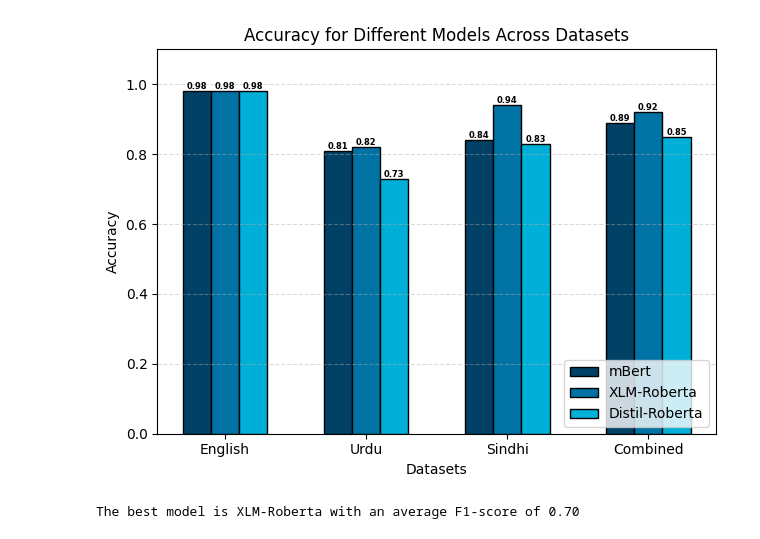
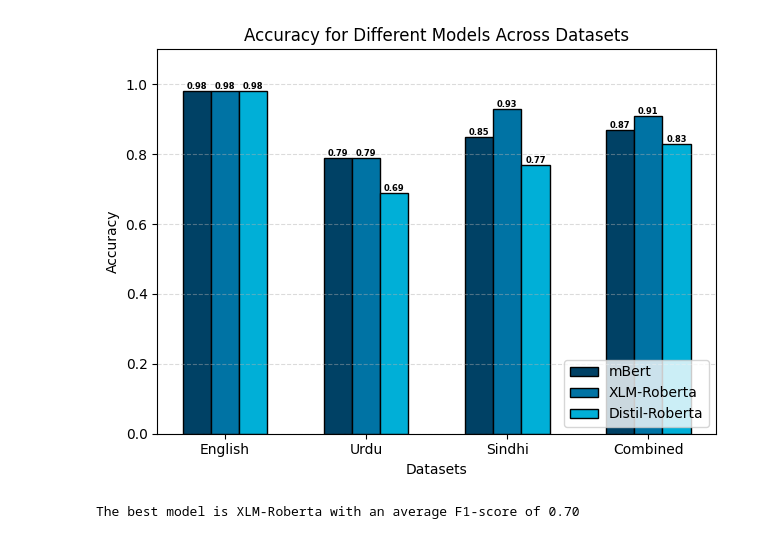
Before and after one commit to AbdulManaf12/Hate-Speech-Detection, a Jupyter notebook: Model training/graphs_plotting.ipynb, the cells around one changed output. Cells and saved outputs as stored; diff of their text form; code cells hidden in the pictures.

```diff
--- a/Model training/graphs_plotting.ipynb
+++ b/Model training/graphs_plotting.ipynb
@@ -9,9 +9,9 @@ models = ['mBert', 'XLM-Roberta', 'Distil-Roberta']
 # Accuracy values from the table
 accuracy_values = {
     'English': [0.98, 0.98, 0.98],
-    'Urdu': [0.81, 0.82, 0.73],
-    'Sindhi': [0.84, 0.94, 0.83],
-    'Combined': [0.89, 0.92, 0.85]
+    'Urdu': [0.79, 0.79, 0.69],
+    'Sindhi': [0.85, 0.93, 0.77],
+    'Combined': [0.87, 0.91, 0.83]
 }
 
 # Plotting
@@ -20,34 +20,34 @@ index = np.arange(len(datasets))
 
 fig, ax = plt.subplots()
 
 # IEEE color theme: subdued colors
 colors = ['#004165', '#0073A4', '#00AFD7']  # Dark blue, medium blue, light blue
 
 for i, model in enumerate(models):
     accuracies = [accuracy_values[dataset][i] for dataset in datasets]
     bars = ax.bar(index + i * bar_width, accuracies, bar_width, label=model,
                   color=colors[i], edgecolor='black')
     # Adding the text on top of the bars with a smaller font size
     for bar in bars:
         yval = bar.get_height()
         ax.text(bar.get_x() + bar.get_width()/2, yval, round(yval, 2),
                 ha='center', va='bottom', color='black', fontweight='bold', fontsize=6)  # Adjusted font size here
 
 ax.set_xlabel('Datasets')
 ax.set_ylabel('Accuracy')
 ax.set_title('Accuracy for Different Models Across Datasets')
 ax.set_xticks(index + bar_width)
 ax.set_xticklabels(datasets)
 
 # Positioning the legend at the bottom right
 ax.legend(loc='lower right')
 
 plt.ylim(0, 1.1)
 plt.grid(axis='y', linestyle='--', alpha=0.45)
 plt.tight_layout()
 plt.show()
 # %% [output]
-[figure, old version]
+[figure, new version]
 # %%
 # F1-Scores data from the table
 f1_scores = {
```
